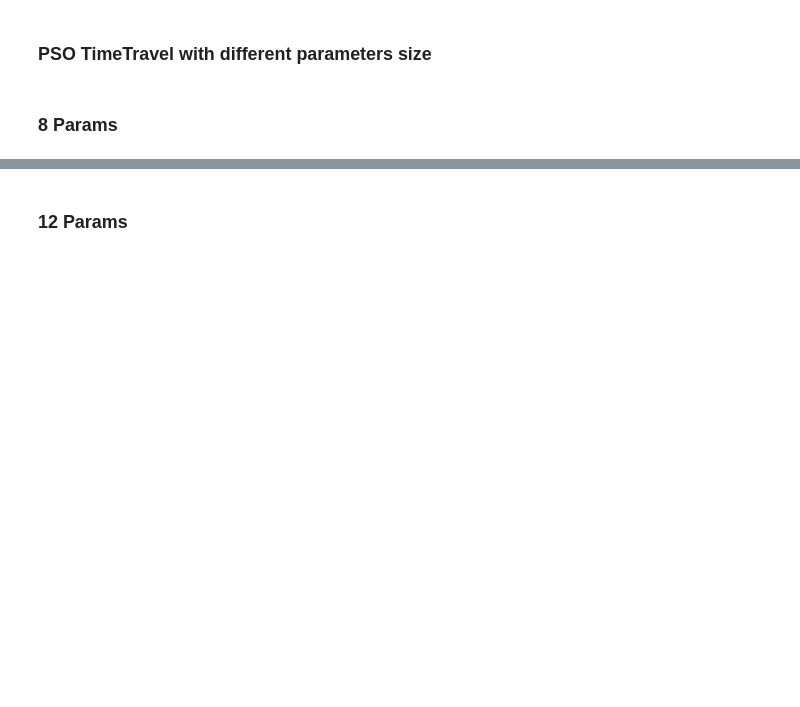
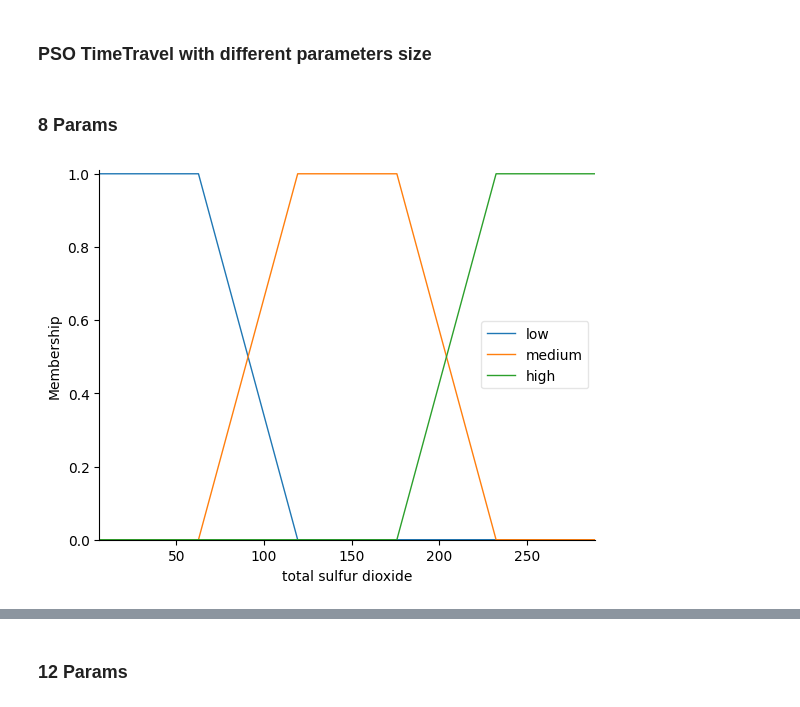
Before and after one commit to lisciu24/MIO-fuzzy-logic, a Jupyter notebook: MIO_project.ipynb, the cells around one changed output, grey strips where cells are left out. Cells and saved outputs as stored; diff of their text form; code cells hidden in the pictures; blank space fills up the shorter version.

```diff
--- a/MIO_project.ipynb
+++ b/MIO_project.ipynb
@@ -135,7 +135,7 @@ import pandas as pd
 import numpy as np
 from sklearn.model_selection import train_test_split
 
-wybrane_cechy = ['alcohol', 'volatile acidity', 'sulphates']
+wybrane_cechy = ['alcohol', 'volatile acidity', 'sulphates', 'total sulfur dioxide', 'citric acid', 'density', 'fixed acidity', 'chlorides', 'residual sugar', 'pH', 'free sulfur dioxide']
 X_reduced = X[wybrane_cechy]
 X_reduced_min = dict()
 X_reduced_max = dict()
@@ -1181,3 +1197,25 @@ MSE on Test Set (c1>c2): 0.8530
 ### PSO TimeTravel with different parameters size
 # %% [markdown]
 ### 8 Params
+# %%
+from skfuzzy import control as ctrl
+import skfuzzy as fuzz
+tsd = ctrl.Antecedent(np.arange(X_reduced_min['total sulfur dioxide'], X_reduced_max['total sulfur dioxide']+0.1, 0.1), 'total sulfur dioxide')
+
+tsd_dif = X_reduced_max['total sulfur dioxide'] - X_reduced_min['total sulfur dioxide']
+tsd['low'] = fuzz.trapmf(tsd.universe, [X_reduced_min['total sulfur dioxide'],
+                                               X_reduced_min['total sulfur dioxide'],
+                                               X_reduced_min['total sulfur dioxide']+0.2*tsd_dif,
+                                               X_reduced_min['total sulfur dioxide']+0.4*tsd_dif])
+tsd['medium'] = fuzz.trapmf(tsd.universe, [X_reduced_min['total sulfur dioxide']+0.2*tsd_dif,
+                                                  X_reduced_min['total sulfur dioxide']+0.4*tsd_dif,
+                                                  X_reduced_min['total sulfur dioxide']+0.6*tsd_dif,
+                                                  X_reduced_min['total sulfur dioxide']+0.8*tsd_dif])
+tsd['high'] = fuzz.trapmf(tsd.universe, [X_reduced_min['total sulfur dioxide']+0.6*tsd_dif,
+                                                X_reduced_min['total sulfur dioxide']+0.8*tsd_dif,
+                                                X_reduced_max['total sulfur dioxide'],
+                                                X_reduced_max['total sulfur dioxide']])
+
+tsd.view()
+# %% [output]
+[figure, added]
```
Also changed, not shown: parts of 17 cells of this notebook.
